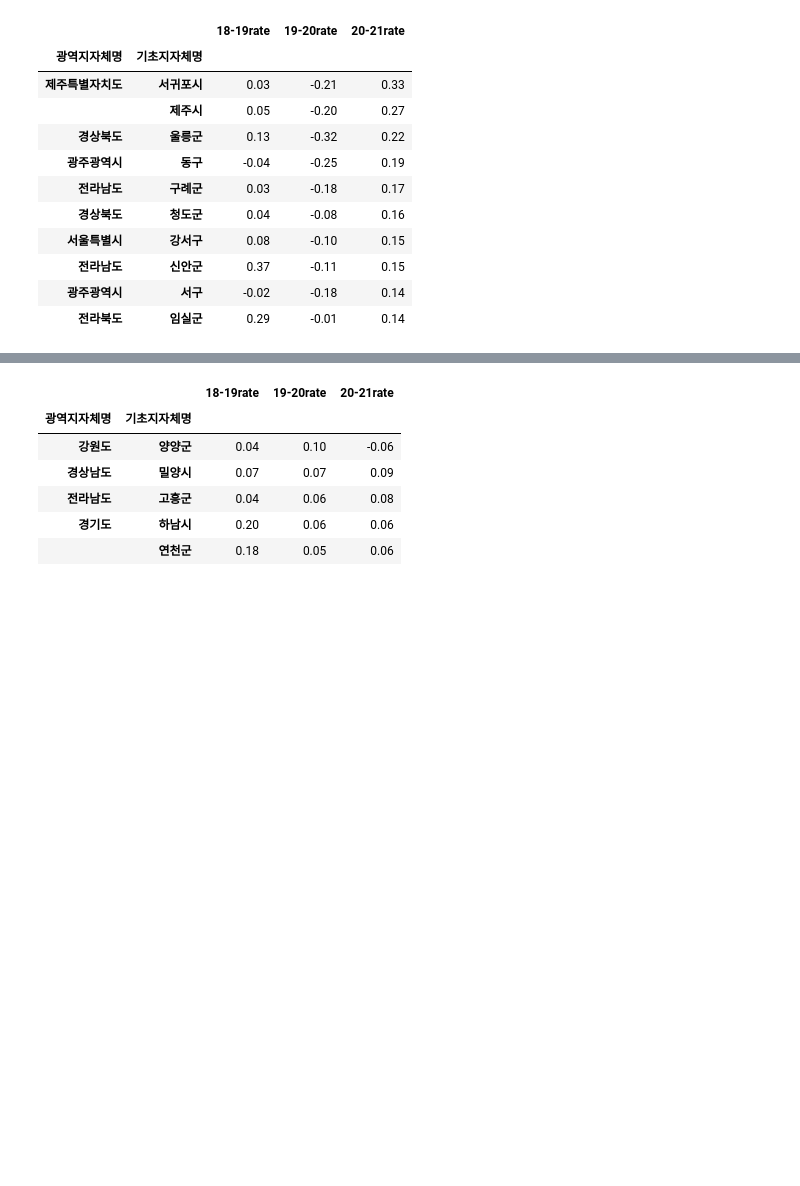
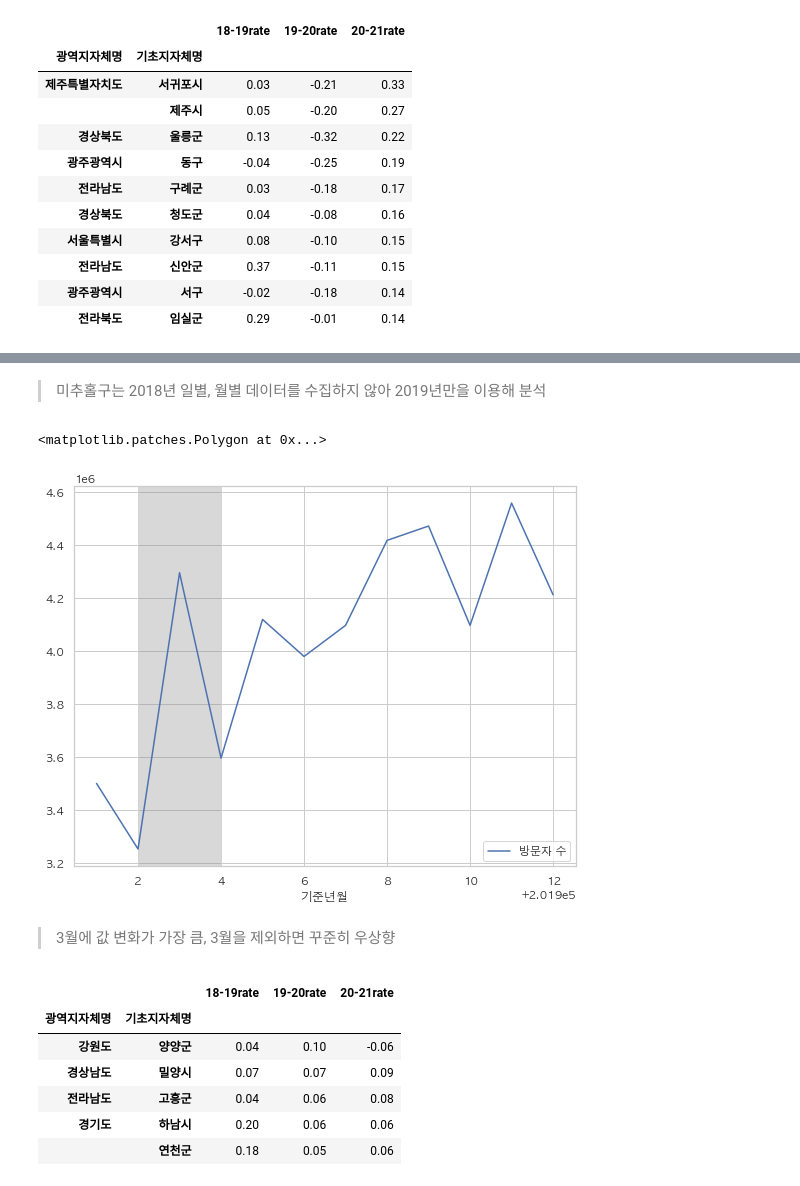
Before and after one commit to whatsasolo/PTJ_EDA, a Jupyter notebook: PTJ_EDA.ipynb, the cells around one changed output, grey strips where cells are left out. Drawn from its saved outputs; the diff is of its cells as text; code cells hidden in the pictures; blank space fills up the shorter version.

```diff
--- a/PTJ_EDA.ipynb
+++ b/PTJ_EDA.ipynb
@@ -905,0 +930,3 @@ plt.tight_layout()
+# %%
+outlier = pd.read_csv('data/20220703134356_미추홀구_201901-201912_데이터랩_다운로드/20220703134356_방문자 수 추이.csv', encoding = 'cp949')
+outlier
@@ -905,0 +951,2 @@ plt.tight_layout()
+# %%
+outlier = outlier[outlier['방문자 구분'] == '외부방문자(b+c)'].loc[:,['기준년월', '방문자 수']].set_index('기준년월')
@@ -906,3 +970,14 @@ plt.tight_layout()
+# %% [markdown]
+> 미추홀구는 2018년 일별, 월별 데이터를 수집하지 않아 2019년만을 이용해 분석
+# %%
+plt.figure(figsize=(9,7))
+sns.lineplot(data = outlier)
+plt.axvspan(201902, 201904, facecolor = 'gray', alpha = 0.3)
+# %% [output]
+<matplotlib.patches.Polygon at 0x...>
+[figure, added]
+# %% [markdown]
+> 3월에 값 변화가 가장 큼, 3월을 제외하면 꾸준히 우상향
 # %%
 df_18_21_rate.sort_values(by = '19-20rate', ascending = False).head(5)
 # %% [output]
```
Also changed, not shown: parts of 80 cells of this notebook.
